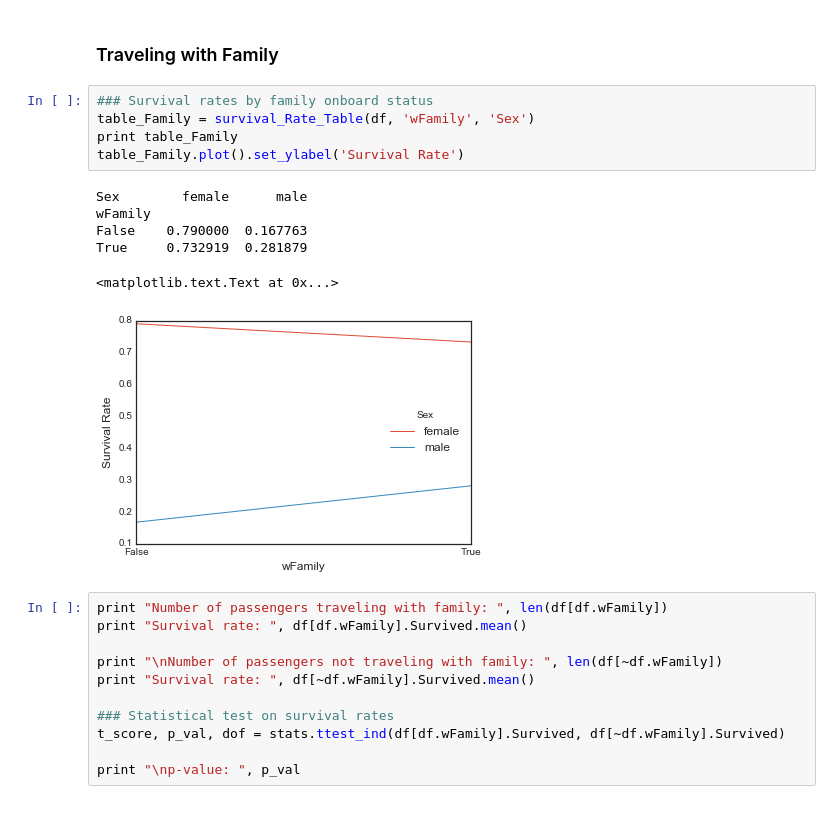
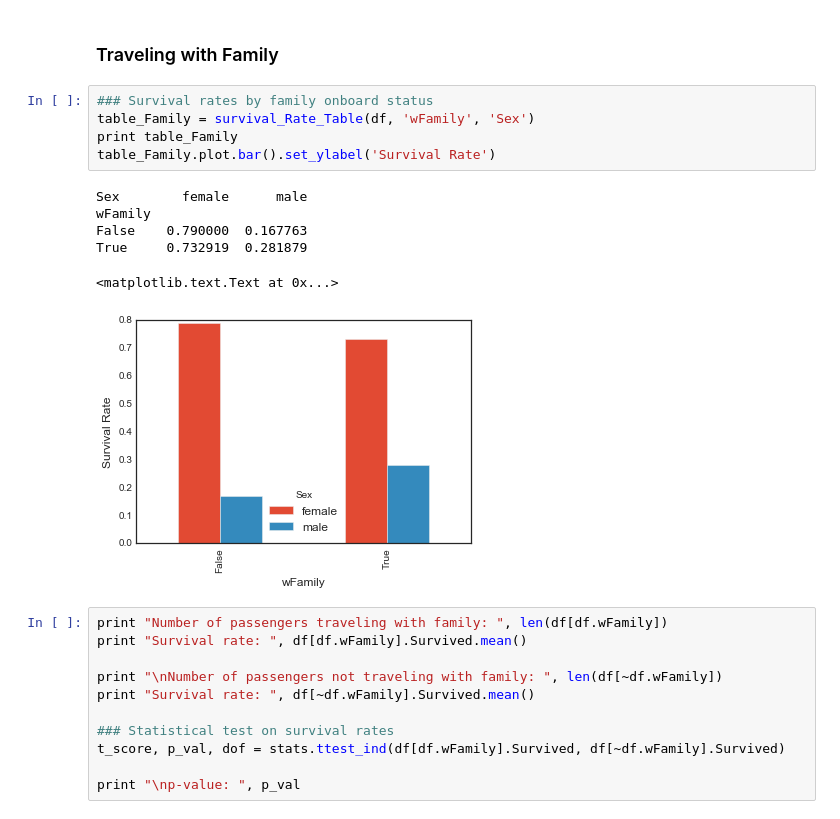
Before and after one commit to fredtoh/uDacity, a Jupyter notebook: P2-Investigate-a-Dataset/P2-Investigate-a-Dataset.ipynb, the cells around one changed output. Drawn from its saved outputs; the diff is of its cells as text.

```diff
--- a/P2-Investigate-a-Dataset/P2-Investigate-a-Dataset.ipynb
+++ b/P2-Investigate-a-Dataset/P2-Investigate-a-Dataset.ipynb
@@ -333,15 +333,15 @@ For a simple comparison without checking on the significance of the results, fem
 # %%
 ### Survival rates by family onboard status
 table_Family = survival_Rate_Table(df, 'wFamily', 'Sex')
 print table_Family
-table_Family.plot().set_ylabel('Survival Rate')
+table_Family.plot.bar().set_ylabel('Survival Rate')
 # %% [output]
 Sex        female      male
 wFamily
 False    0.790000  0.167763
 True     0.732919  0.281879
 <matplotlib.text.Text at 0x...>
-[figure, old version]
+[figure, new version]
 # %%
 print "Number of passengers traveling with family: ", len(df[df.wFamily])
 print "Survival rate: ", df[df.wFamily].Survived.mean()
```
Also changed, not shown: parts of 3 cells of this notebook, 1 other file.
